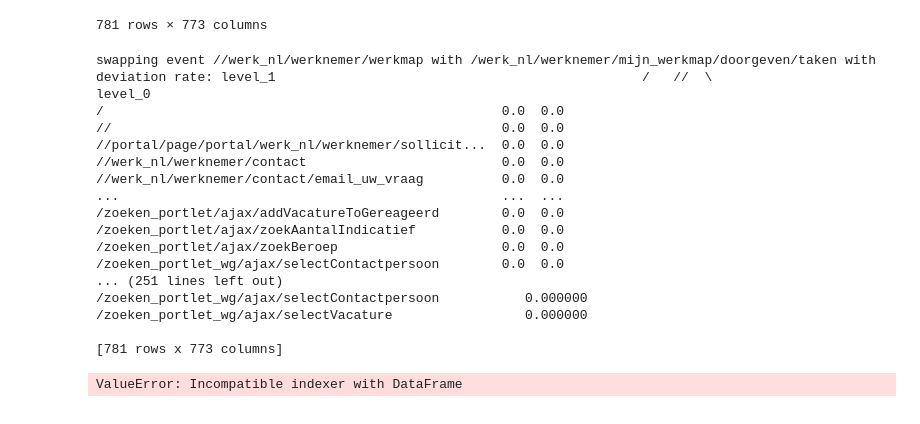
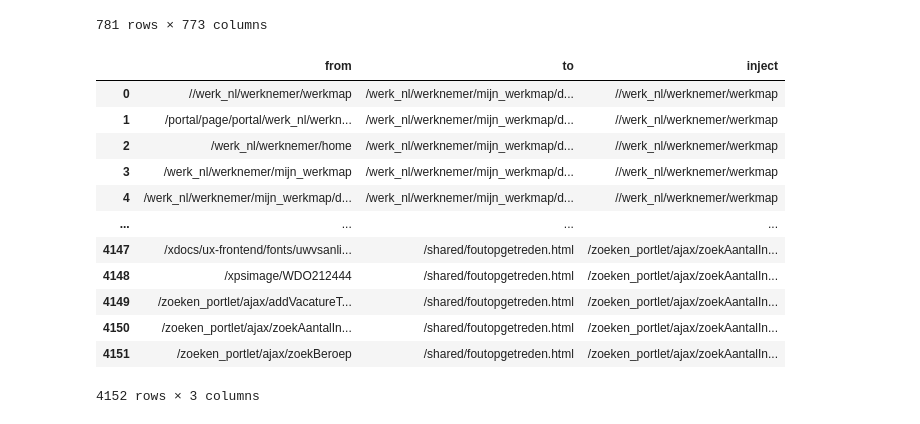
Before and after one commit to kaspergff/Thesis_anomaly_generation, a Jupyter notebook: Swapped/genSwappingPattern.ipynb, the cells around one changed output. Drawn from its saved outputs; the diff is of its cells as text; code cells hidden in the pictures.

```diff
--- a/Swapped/genSwappingPattern.ipynb
+++ b/Swapped/genSwappingPattern.ipynb
@@ -94,54 +94,54 @@ group_dict = grouped.to_dict()
 # %%
 def swapping(_df:pd.DataFrame,event_1:str,event_2:str,deviation_rate):
   df = _df.copy()
-  swapped = []
+  res = []
   deviation_rate = deviation_rate / 100
-  print(f"swapping event {event_1} with {event_2} with deviation rate: {deviation_rate}")
   for i,val in df.loc[:,event_1].items():
-    if val > 0:
+    if val > 0 :
       old_val = df.loc[i,event_1]
       new_val = old_val * (1 - deviation_rate)
       df.loc[i,event_1] = new_val
 
       df.loc[i,event_2] += old_val - df.loc[i,event_1]
       row = {'from':i,'to':event_2,'inject':event_1,}
-      swapped.append(row)
+      res = res + [row]
 
 
-  return (df,swapped)
+  return (df,res)
 # %%
 def swap_multiple_events(dic,deviation_rate,_matrix):
   res = []
-  _matrix = _matrix.copy()
-
+  matrix = _matrix.copy()
   for key, value in dic.items():
     len_list = len(value)
     dev = deviation_rate / len_list
     for i in range(len_list):
-      mat,row = swapping(_matrix,key,value[i],dev)
-      _matrix = mat
+      mat,row = swapping(matrix,key,value[i],dev)
+      matrix = mat
       res.append(row)
 
-  return res
+  final = []
+  for i in range(len(res)):
+    for j in range(len(res[i])):
+      final.append(res[i][j])
+  return final,matrix
-# %%
-swap_multiple_events(group_dict,final_df,final_df)
-# %% [output]
-swapping event //werk_nl/werknemer/werkmap with /werk_nl/werknemer/mijn_werkmap/doorgeven/taken with deviation rate: level_1                                               /   //  \
-level_0
-/                                                   0.0  0.0
-//                                                  0.0  0.0
-//portal/page/portal/werk_nl/werknemer/sollicit...  0.0  0.0
-//werk_nl/werknemer/contact                         0.0  0.0
-//werk_nl/werknemer/contact/email_uw_vraag          0.0  0.0
-...                                                 ...  ...
-/zoeken_portlet/ajax/addVacatureToGereageerd        0.0  0.0
-/zoeken_portlet/ajax/zoekAantalIndicatief           0.0  0.0
-/zoeken_portlet/ajax/zoekBeroep                     0.0  0.0
-/zoeken_portlet_wg/ajax/selectContactpersoon        0.0  0.0
-... (251 lines left out)
-/zoeken_portlet_wg/ajax/selectContactpersoon           0.000000
-/zoeken_portlet_wg/ajax/selectVacature                 0.000000
-
-[781 rows x 773 columns]
-ValueError: Incompatible indexer with DataFrame
+# %%
+swapped_res,swapped_matrix = swap_multiple_events(group_dict,10,final_df)
+# %%
+swapped_res_df = pd.DataFrame(swapped_res)
+swapped_res_df
+# %% [output]
+|  | from | to | inject |
+| 0 | //werk_nl/werknemer/werkmap | /werk_nl/werknemer/mijn_werkmap/d... | //werk_nl/werknemer/werkmap |
+| 1 | /portal/page/portal/werk_nl/werkn... | /werk_nl/werknemer/mijn_werkmap/d... | //werk_nl/werknemer/werkmap |
+| 2 | /werk_nl/werknemer/home | /werk_nl/werknemer/mijn_werkmap/d... | //werk_nl/werknemer/werkmap |
+| 3 | /werk_nl/werknemer/mijn_werkmap | /werk_nl/werknemer/mijn_werkmap/d... | //werk_nl/werknemer/werkmap |
+| 4 | /werk_nl/werknemer/mijn_werkmap/d... | /werk_nl/werknemer/mijn_werkmap/d... | //werk_nl/werknemer/werkmap |
+| ... | ... | ... | ... |
+| 4147 | /xdocs/ux-frontend/fonts/uwvsanli... | /shared/foutopgetreden.html | /zoeken_portlet/ajax/zoekAantalIn... |
+| 4148 | /xpsimage/WDO212444 | /shared/foutopgetreden.html | /zoeken_portlet/ajax/zoekAantalIn... |
+| 4149 | /zoeken_portlet/ajax/addVacatureT... | /shared/foutopgetreden.html | /zoeken_portlet/ajax/zoekAantalIn... |
+| 4150 | /zoeken_portlet/ajax/zoekAantalIn... | /shared/foutopgetreden.html | /zoeken_portlet/ajax/zoekAantalIn... |
+| 4151 | /zoeken_portlet/ajax/zoekBeroep | /shared/foutopgetreden.html | /zoeken_portlet/ajax/zoekAantalIn... |
+4152 rows × 3 columns
 # %%
```
Also changed, not shown: parts of 7 cells of this notebook, 29 other files.
